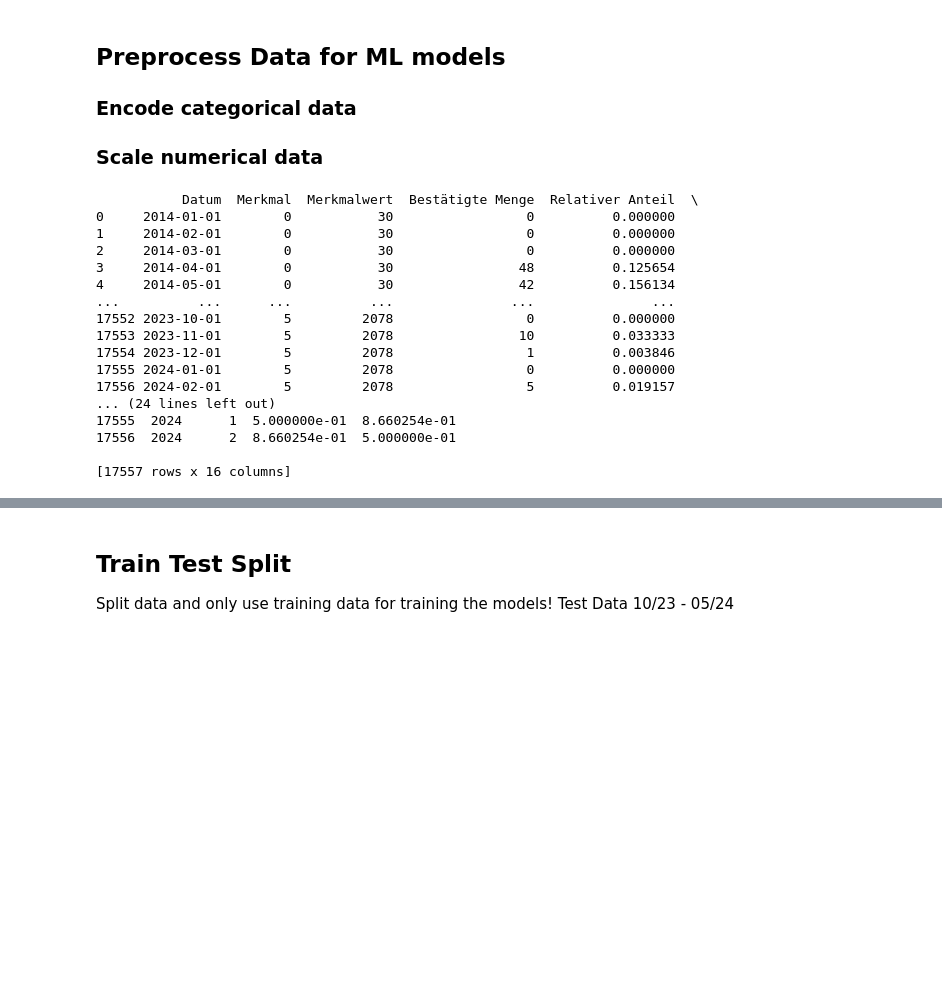
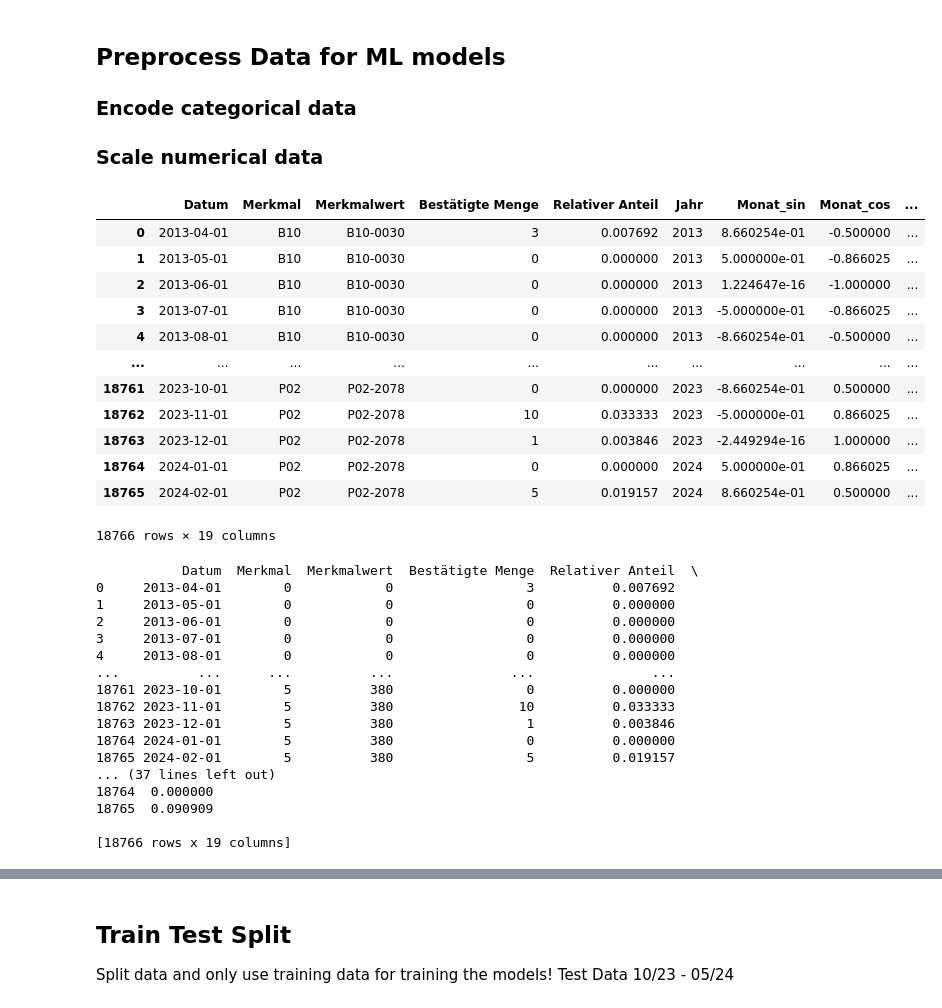
Before and after one commit to realreul/ML-with-CLAAS, a Jupyter notebook: Production/simple_models.ipynb, the cells around one changed output, grey strips where cells are left out. Saved outputs shown, nothing was run; the diff lists cells and outputs as text; code cells hidden in the pictures; blank space fills up the shorter version.

```diff
--- a/Production/simple_models.ipynb
+++ b/Production/simple_models.ipynb
@@ -34,8 +69,24 @@ df.fillna(0, inplace=True)
+# %%
+df_scaled
+# %% [output]
+|  | Datum | Merkmal | Merkmalwert | Bestätigte Menge | Relativer Anteil | Jahr | Monat_sin | Monat_cos | ... |
+| 0 | 2013-04-01 | B10 | B10-0030 | 3 | 0.007692 | 2013 | 8.660254e-01 | -0.500000 | ... |
+| 1 | 2013-05-01 | B10 | B10-0030 | 0 | 0.000000 | 2013 | 5.000000e-01 | -0.866025 | ... |
+| 2 | 2013-06-01 | B10 | B10-0030 | 0 | 0.000000 | 2013 | 1.224647e-16 | -1.000000 | ... |
+| 3 | 2013-07-01 | B10 | B10-0030 | 0 | 0.000000 | 2013 | -5.000000e-01 | -0.866025 | ... |
+| 4 | 2013-08-01 | B10 | B10-0030 | 0 | 0.000000 | 2013 | -8.660254e-01 | -0.500000 | ... |
+| ... | ... | ... | ... | ... | ... | ... | ... | ... | ... |
+| 18761 | 2023-10-01 | P02 | P02-2078 | 0 | 0.000000 | 2023 | -8.660254e-01 | 0.500000 | ... |
+| 18762 | 2023-11-01 | P02 | P02-2078 | 10 | 0.033333 | 2023 | -5.000000e-01 | 0.866025 | ... |
+| 18763 | 2023-12-01 | P02 | P02-2078 | 1 | 0.003846 | 2023 | -2.449294e-16 | 1.000000 | ... |
+| 18764 | 2024-01-01 | P02 | P02-2078 | 0 | 0.000000 | 2024 | 5.000000e-01 | 0.866025 | ... |
+| 18765 | 2024-02-01 | P02 | P02-2078 | 5 | 0.019157 | 2024 | 8.660254e-01 | 0.500000 | ... |
+18766 rows × 19 columns
 # %%
 from sklearn.preprocessing import LabelEncoder
 
 # Create a copy of the DataFrame
-df_encoded = df.copy()
+df_encoded = df_scaled.copy()
 
 # Initialize the LabelEncoder
 label_encoder = LabelEncoder()
@@ -51,19 +102,19 @@ for column in df_encoded.columns:
 print(df_encoded)
 # %% [output]
            Datum  Merkmal  Merkmalwert  Bestätigte Menge  Relativer Anteil  \
-0     2014-01-01        0           30                 0          0.000000
-1     2014-02-01        0           30                 0          0.000000
-2     2014-03-01        0           30                 0          0.000000
-3     2014-04-01        0           30                48          0.125654
-4     2014-05-01        0           30                42          0.156134
+0     2013-04-01        0            0                 3          0.007692
+1     2013-05-01        0            0                 0          0.000000
+2     2013-06-01        0            0                 0          0.000000
+3     2013-07-01        0            0                 0          0.000000
+4     2013-08-01        0            0                 0          0.000000
 ...          ...      ...          ...               ...               ...
-17552 2023-10-01        5         2078                 0          0.000000
-17553 2023-11-01        5         2078                10          0.033333
-17554 2023-12-01        5         2078                 1          0.003846
-17555 2024-01-01        5         2078                 0          0.000000
-17556 2024-02-01        5         2078                 5          0.019157
-... (24 lines left out)
-17555  2024      1  5.000000e-01  8.660254e-01
-17556  2024      2  8.660254e-01  5.000000e-01
+18761 2023-10-01        5          380                 0          0.000000
+18762 2023-11-01        5          380                10          0.033333
+18763 2023-12-01        5          380                 1          0.003846
+18764 2024-01-01        5          380                 0          0.000000
+18765 2024-02-01        5          380                 5          0.019157
+... (37 lines left out)
+18764  0.000000
+18765  0.090909
 
-[17557 rows x 16 columns]
+[18766 rows x 19 columns]
```
Also changed, not shown: parts of 11 cells of this notebook.
